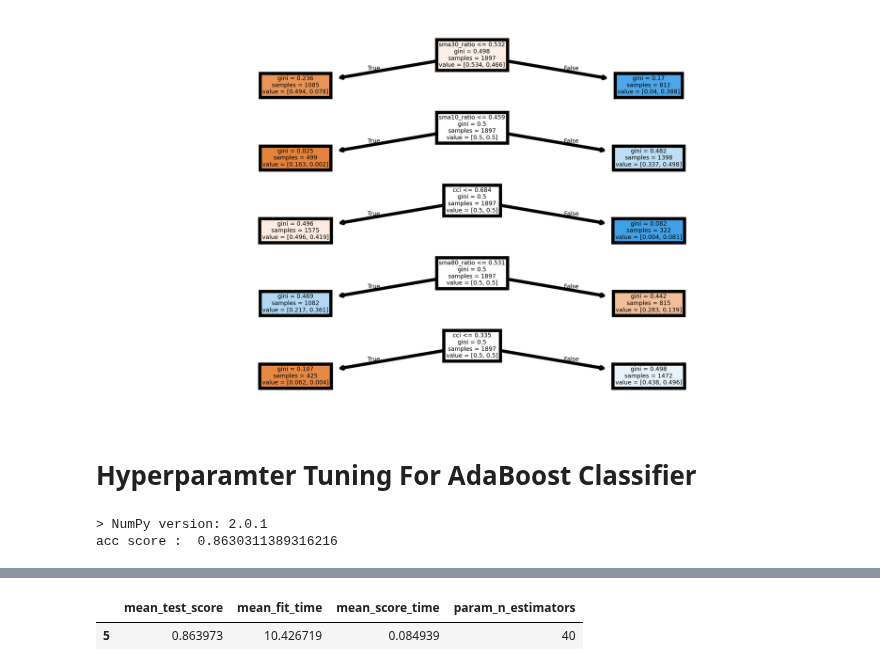
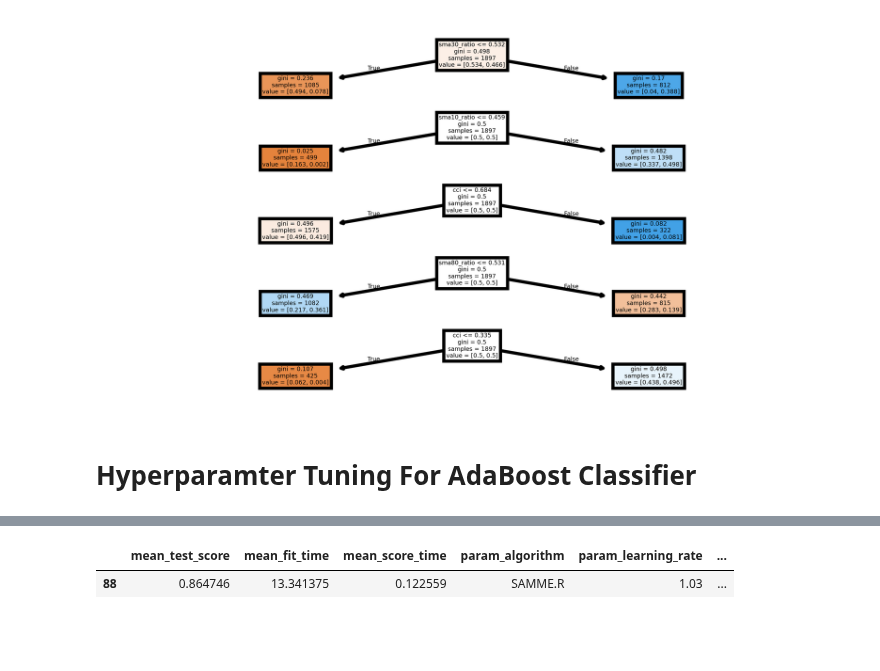
Before and after one commit to saeedeyvazy/forex, a Jupyter notebook: src/ML_Metatrader_Daily.ipynb, the cells around one changed output, grey strips where cells are left out. Drawn from its saved outputs; the diff is of its cells as text; code cells hidden in the pictures; blank space fills up the shorter version.

Commit message:
Add hyper paramter tuning for adaboost and randomforest classifires :star:

```diff
--- a/src/ML_Metatrader_Daily.ipynb
+++ b/src/ML_Metatrader_Daily.ipynb
@@ -204,6 +218,10 @@ df.dropna(inplace=True)
 target = df['Target']
 X_train, X_test, y_train, y_test = train_test_split(df.drop(columns=['Target','Target2', 'NextClose', 'close_after_5_days','close_after_10_days'], axis=1), target, test_size=.3)
 
+
+sc = MinMaxScaler()
+X_train_scaled = sc.fit_transform(X_train)
+X_test_scaled = sc.transform(X_test)
 
 import warnings
 warnings.filterwarnings('ignore')
@@ -217,17 +235,17 @@ from utils.grid_search_utils import plot_grid_search, table_grid_search
 import pickle
 ab_clf = AdaBoostClassifier(random_state=RANDOM_STATE)
 parameters = {
-    'n_estimators': [5, 10, 15, 20, 30, 40, 45, 50]
+    'n_estimators': [15, 20, 30, 40, 45, 50],
+    'learning_rate': [(0.97 + x / 100) for x in range(0, 8)],
+    'algorithm': ['SAMME', 'SAMME.R']
 }
 clf = GridSearchCV(ab_clf, parameters, verbose=VERBOSE, n_jobs=N_JOBS)
-clf.fit(X_train, y_train)
+clf.fit(X_train_scaled, y_train)
 
-y_pred = clf.predict(X_test)
-
-print("acc score : ", accuracy_score(y_test, y_pred))
 plot_grid_search(clf)
 table_grid_search(clf)
+
+with open('adaboost.pickle', 'wb') as fp:
+    pickle.dump(clf, fp)
 # %% [output]
-> NumPy version: 2.0.1
-acc score :  0.8630311389316216
 [interactive output not drawn]
@@ -235,2 +252,2 @@ acc score :  0.8630311389316216
-|  | mean_test_score | mean_fit_time | mean_score_time | param_n_estimators |
-| 5 | 0.863973 | 10.426719 | 0.084939 | 40 |
+|  | mean_test_score | mean_fit_time | mean_score_time | param_algorithm | param_learning_rate | ... |
+| 88 | 0.864746 | 13.341375 | 0.122559 | SAMME.R | 1.03 | ... |
```
Also changed, not shown: parts of 5 cells of this notebook, 4 other files.
